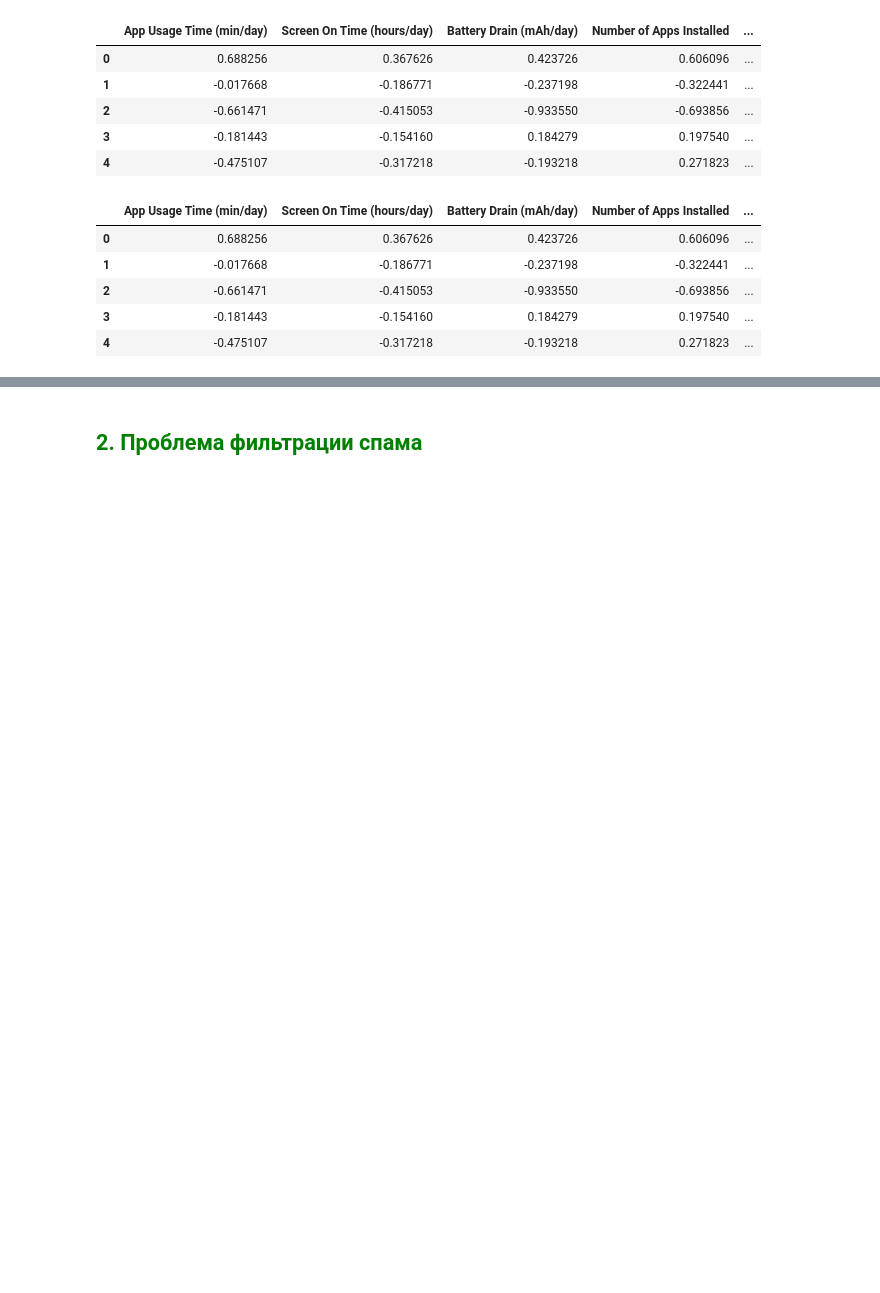
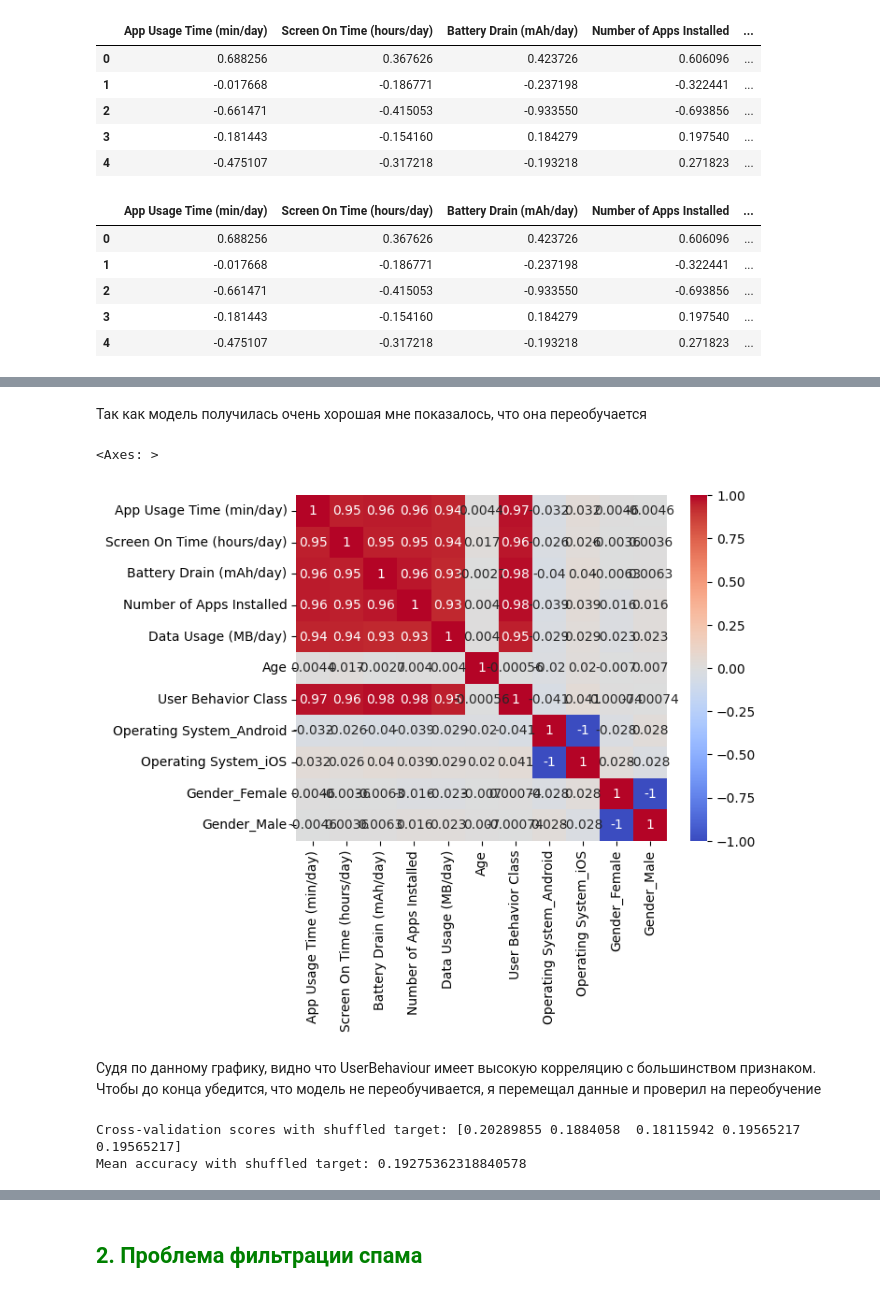
Before and after one commit to Dragoh54/MachineLearning-Labs, a Jupyter notebook: lab8/2024_ML_LR8_MACS.ipynb, the cells around one changed output, grey strips where cells are left out. Saved outputs shown, nothing was run; the diff lists cells and outputs as text; code cells hidden in the pictures; blank space fills up the shorter version.

```diff
--- a/lab8/2024_ML_LR8_MACS.ipynb
+++ b/lab8/2024_ML_LR8_MACS.ipynb
@@ -295,0 +334,19 @@ user_behaviour.head()
+# %% [markdown]
+Так как модель получилась очень хорошая мне показалось, что она переобучается
+# %%
+corr_matrix = user_behaviour.corr()
+sns.heatmap(corr_matrix, annot=True, cmap='coolwarm')
+# %% [output]
+<Axes: >
+[figure, added]
+# %% [markdown]
+Судя по данному графику, видно что UserBehaviour имеет высокую корреляцию с большинством признаком. Чтобы до конца убедится, что модель не переобучивается, я перемещал данные и проверил на переобучение
+# %%
+from sklearn.utils import shuffle
+y_shuffled = shuffle(y)
+scores_shuffled = cross_val_score(nb_model, X, y_shuffled, cv=5)
+print("Cross-validation scores with shuffled target:", scores_shuffled)
+print("Mean accuracy with shuffled target:", scores_shuffled.mean())
+# %% [output]
+Cross-validation scores with shuffled target: [0.20289855 0.1884058  0.18115942 0.19565217 0.19565217]
+Mean accuracy with shuffled target: 0.19275362318840578
```
Also changed, not shown: parts of 6 cells of this notebook.
